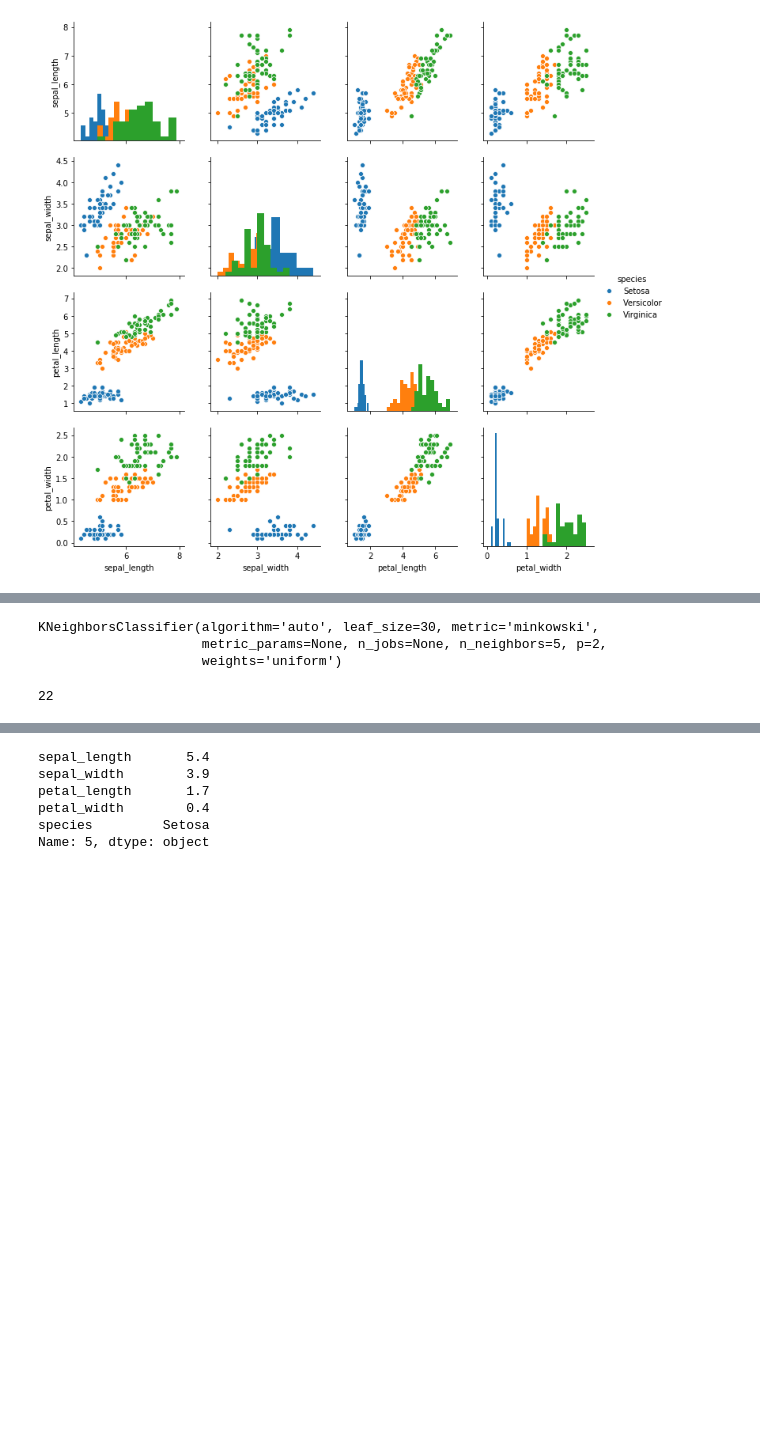
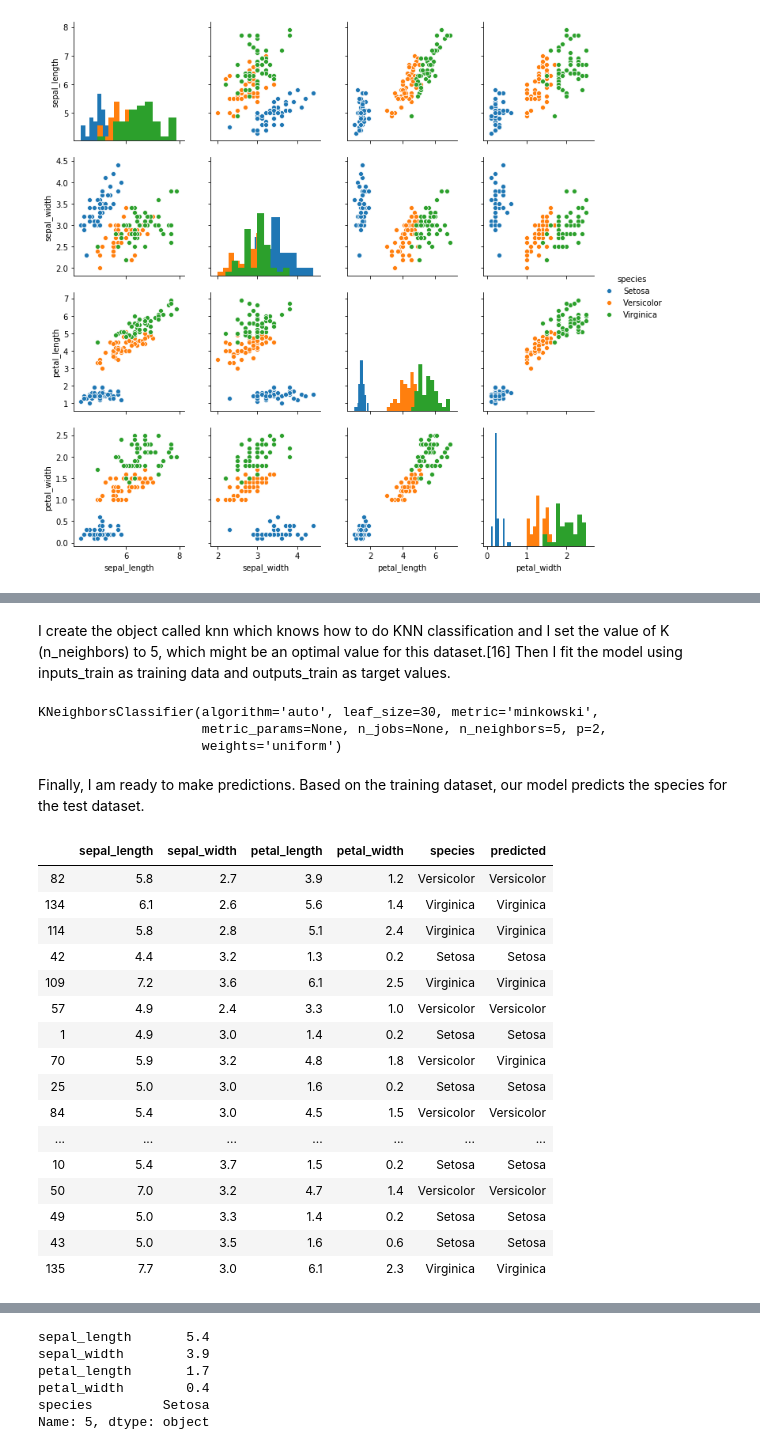
Before and after one commit to amacuga/mls-tasks-2020, a Jupyter notebook: Assessment.ipynb, the cells around one changed output, grey strips where cells are left out. Cells and saved outputs as stored; diff of their text form; code cells hidden in the pictures; blank space fills up the shorter version.

```diff
--- a/Assessment.ipynb
+++ b/Assessment.ipynb
@@ -535,12 +537,14 @@ plt.show()
 # %%
 # The inputs variable contains the first four columns of the dataset.
-# The outputs variable contains the last column of the dataset.
+# The outputs variable contains the last column of the dataset- species.
 inputs = dataset[['sepal_length', 'sepal_width', 'petal_length', 'petal_width']]
 outputs = dataset['species']
 
-# Set the value of the classifier.
-knn = nei.KNeighborsClassifier(n_neighbors=5)
+# Splitting the data into train set and test set.
+# Test_size determines the percentage of test data- train= 75% and test= 25%
+# Random_state makes the data split the same way every time.
+inputs_train, inputs_test, outputs_train, outputs_test = mod.train_test_split(inputs, outputs, test_size=0.25, random_state=5)
 
-# Train the KNN algorithm.
-knn.fit(inputs, outputs)
+# Print shape of train and test objects (how they were split)
+print("inputs_train.shape:", inputs_train.shape, "inputs_test.shape:", inputs_test.shape, "\n", "outputs_train.shape:", outputs_train.shape, "outputs_test.shape:", outputs_test.shape)
 # %% [output]
@@ -570,6 +553,3 @@ array(['Virginica'], dtype=object)
-# %%
-# Splitting the data into train and test.
-# Test_size determines the percentage of test data
-# Train= 85% and Test= 15% data is randomly split
-inputs_train, inputs_test, outputs_train, outputs_test = mod.train_test_split(inputs, outputs, test_size=0.15)
+# %% [markdown]
+I create the object called knn which knows how to do KNN classification and I set the value of K (n_neighbors) to 5, which might be an optimal value for this dataset.[16] Then I fit the model using inputs_train as training data and outputs_train as target values.
 # %%
@@ -579,8 +562,31 @@ knn.fit(inputs_train, outputs_train)
 KNeighborsClassifier(algorithm='auto', leaf_size=30, metric='minkowski',
                      metric_params=None, n_jobs=None, n_neighbors=5, p=2,
                      weights='uniform')
-# %%
-# Evaluate
-(knn.predict(inputs_test) == outputs_test).sum()
-# %% [output]
-22
+# %% [markdown]
+Finally, I am ready to make predictions. Based on the training dataset, our model predicts the species for the test dataset.
+# %%
+# Adapted from: https://www.kaggle.com/nautna/iris-knn-python-classification
+
+# Create a prediction array for our test set.
+outputs_pred = knn.predict(inputs_test)
+# Return test set data and predictions.
+pd.concat([inputs_test, outputs_test, pd.Series(outputs_pred, name='predicted', index=inputs_test.index)],
+          ignore_index=False, axis=1)
+# %% [output]
+|  | sepal_length | sepal_width | petal_length | petal_width | species | predicted |
+| 82 | 5.8 | 2.7 | 3.9 | 1.2 | Versicolor | Versicolor |
+| 134 | 6.1 | 2.6 | 5.6 | 1.4 | Virginica | Virginica |
+| 114 | 5.8 | 2.8 | 5.1 | 2.4 | Virginica | Virginica |
+| 42 | 4.4 | 3.2 | 1.3 | 0.2 | Setosa | Setosa |
+| 109 | 7.2 | 3.6 | 6.1 | 2.5 | Virginica | Virginica |
+| 57 | 4.9 | 2.4 | 3.3 | 1.0 | Versicolor | Versicolor |
+| 1 | 4.9 | 3.0 | 1.4 | 0.2 | Setosa | Setosa |
+| 70 | 5.9 | 3.2 | 4.8 | 1.8 | Versicolor | Virginica |
+| 25 | 5.0 | 3.0 | 1.6 | 0.2 | Setosa | Setosa |
+| 84 | 5.4 | 3.0 | 4.5 | 1.5 | Versicolor | Versicolor |
+| ... | ... | ... | ... | ... | ... | ... |
+| 10 | 5.4 | 3.7 | 1.5 | 0.2 | Setosa | Setosa |
+| 50 | 7.0 | 3.2 | 4.7 | 1.4 | Versicolor | Versicolor |
+| 49 | 5.0 | 3.3 | 1.4 | 0.2 | Setosa | Setosa |
+| 43 | 5.0 | 3.5 | 1.6 | 0.6 | Setosa | Setosa |
+| 135 | 7.7 | 3.0 | 6.1 | 2.3 | Virginica | Virginica |
```
Also changed, not shown: parts of 15 cells of this notebook.
